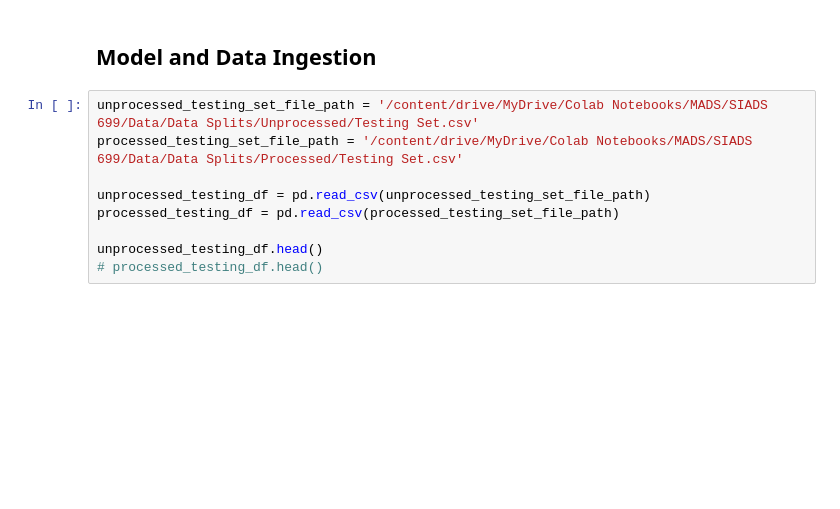
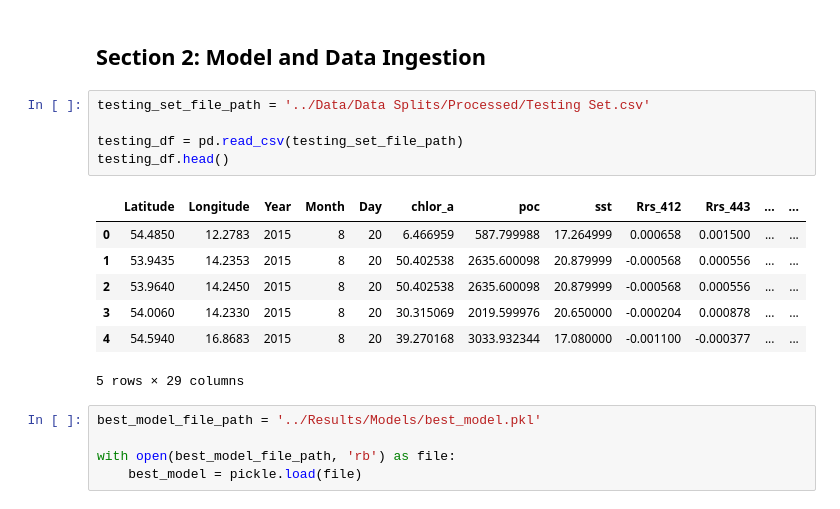
Before and after one commit to TashiSoldin/SIADS699-Capstone, a Jupyter notebook: Notebooks/5. Final Evaluation.ipynb, the cells around one changed output. Saved outputs shown, nothing was run; the diff lists cells and outputs as text; blank space fills up the shorter version.

```diff
--- a/Notebooks/5. Final Evaluation.ipynb
+++ b/Notebooks/5. Final Evaluation.ipynb
@@ -25,11 +55,20 @@ drive.mount('/content/drive')
 # %% [markdown]
-## Model and Data Ingestion
+## Section 2: Model and Data Ingestion
-# %%
-unprocessed_testing_set_file_path = '/content/drive/MyDrive/Colab Notebooks/MADS/SIADS 699/Data/Data Splits/Unprocessed/Testing Set.csv'
-processed_testing_set_file_path = '/content/drive/MyDrive/Colab Notebooks/MADS/SIADS 699/Data/Data Splits/Processed/Testing Set.csv'
-
-unprocessed_testing_df = pd.read_csv(unprocessed_testing_set_file_path)
-processed_testing_df = pd.read_csv(processed_testing_set_file_path)
-
-unprocessed_testing_df.head()
-# processed_testing_df.head()
+# %%
+testing_set_file_path = '../Data/Data Splits/Processed/Testing Set.csv'
+
+testing_df = pd.read_csv(testing_set_file_path)
+testing_df.head()
+# %% [output]
+|  | Latitude | Longitude | Year | Month | Day | chlor_a | poc | sst | Rrs_412 | Rrs_443 | ... | ... |
+| 0 | 54.4850 | 12.2783 | 2015 | 8 | 20 | 6.466959 | 587.799988 | 17.264999 | 0.000658 | 0.001500 | ... | ... |
+| 1 | 53.9435 | 14.2353 | 2015 | 8 | 20 | 50.402538 | 2635.600098 | 20.879999 | -0.000568 | 0.000556 | ... | ... |
+| 2 | 53.9640 | 14.2450 | 2015 | 8 | 20 | 50.402538 | 2635.600098 | 20.879999 | -0.000568 | 0.000556 | ... | ... |
+| 3 | 54.0060 | 14.2330 | 2015 | 8 | 20 | 30.315069 | 2019.599976 | 20.650000 | -0.000204 | 0.000878 | ... | ... |
+| 4 | 54.5940 | 16.8683 | 2015 | 8 | 20 | 39.270168 | 3033.932344 | 17.080000 | -0.001100 | -0.000377 | ... | ... |
+5 rows × 29 columns
+# %%
+best_model_file_path = '../Results/Models/best_model.pkl'
+
+with open(best_model_file_path, 'rb') as file:
+    best_model = pickle.load(file)
```
Also changed, not shown: parts of 25 cells of this notebook, 4 other files.
